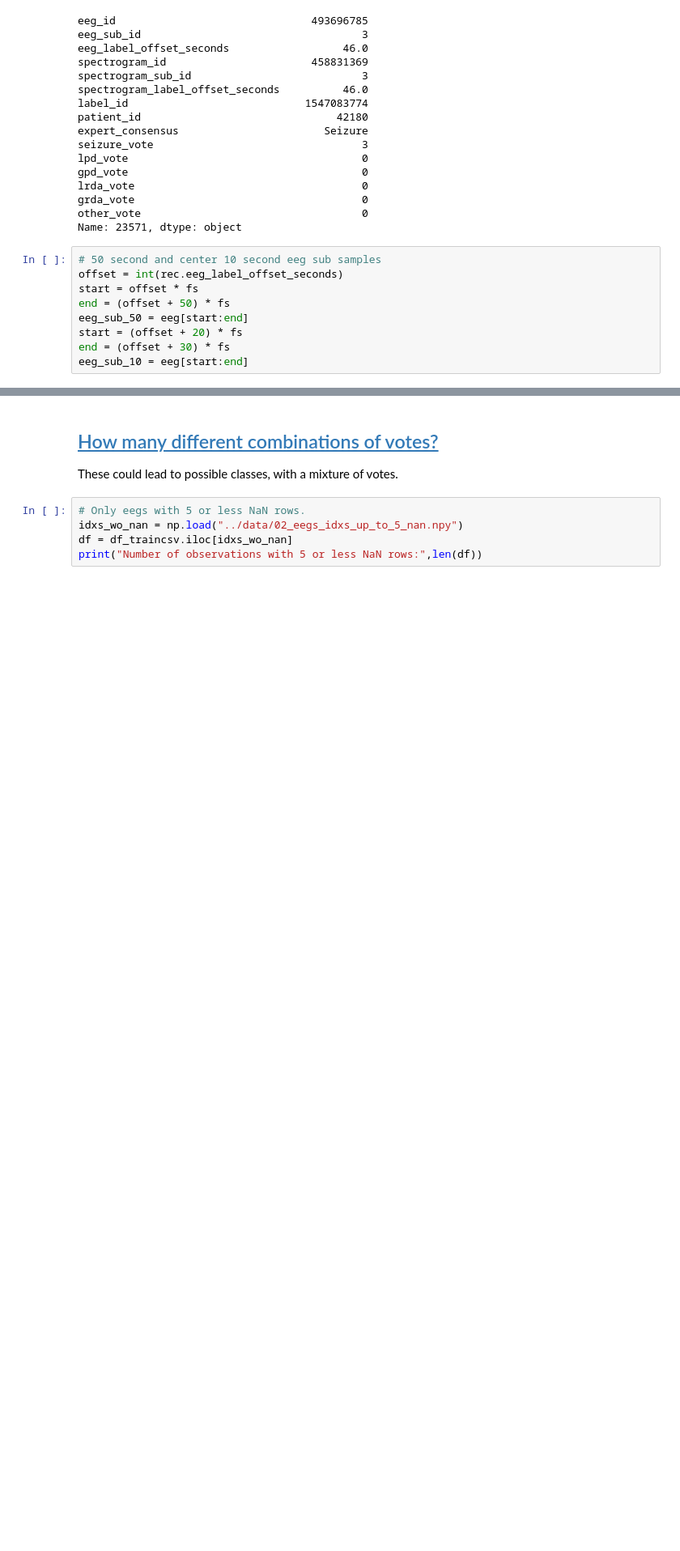
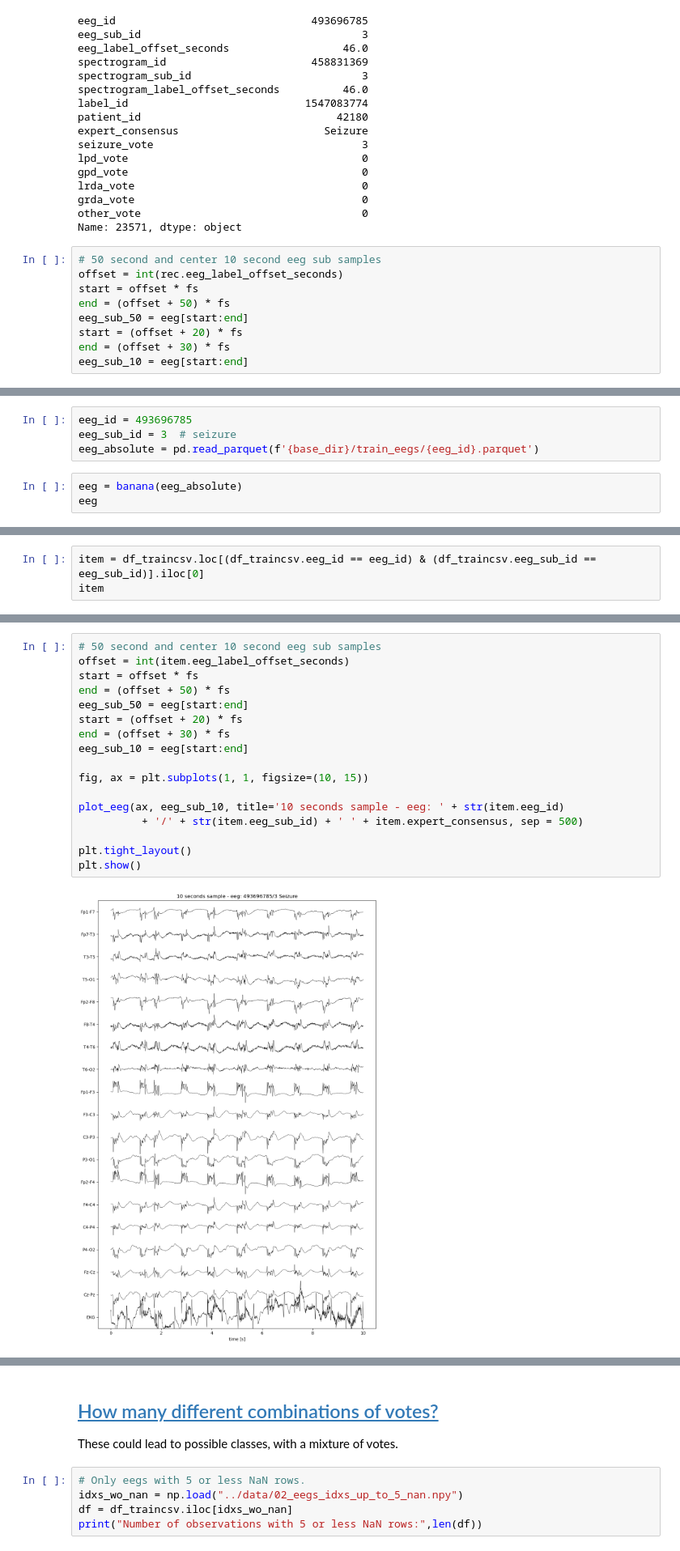
Before and after one commit to epplugins/hms, a Jupyter notebook: EDA/00_looking-around.ipynb, the cells around one changed output, grey strips where cells are left out. Shown at 81% size. Cells and saved outputs as stored; diff of their text form; blank space fills up the shorter version.

Commit message:
function banana

```diff
--- a/EDA/00_looking-around.ipynb
+++ b/EDA/00_looking-around.ipynb
@@ -183 +218,8 @@ plt.show()
 </div>
+# %%
+eeg_id = 493696785
+eeg_sub_id = 3  # seizure
+eeg_absolute = pd.read_parquet(f'{base_dir}/train_eegs/{eeg_id}.parquet')
+# %%
+eeg = banana(eeg_absolute)
+eeg
@@ -183,0 +240,3 @@ plt.show()
+# %%
+item = df_traincsv.loc[(df_traincsv.eeg_id == eeg_id) & (df_traincsv.eeg_sub_id == eeg_sub_id)].iloc[0]
+item
@@ -183,0 +260,19 @@ plt.show()
+# %%
+# 50 second and center 10 second eeg sub samples
+offset = int(item.eeg_label_offset_seconds)
+start = offset * fs
+end = (offset + 50) * fs
+eeg_sub_50 = eeg[start:end]
+start = (offset + 20) * fs
+end = (offset + 30) * fs
+eeg_sub_10 = eeg[start:end]
+
+fig, ax = plt.subplots(1, 1, figsize=(10, 15))
+
+plot_eeg(ax, eeg_sub_10, title='10 seconds sample - eeg: ' + str(item.eeg_id)
+          + '/' + str(item.eeg_sub_id) + ' ' + item.expert_consensus, sep = 500)
+
+plt.tight_layout()
+plt.show()
+# %% [output]
+[figure, added]
```
Also changed, not shown: parts of 9 cells of this notebook.
